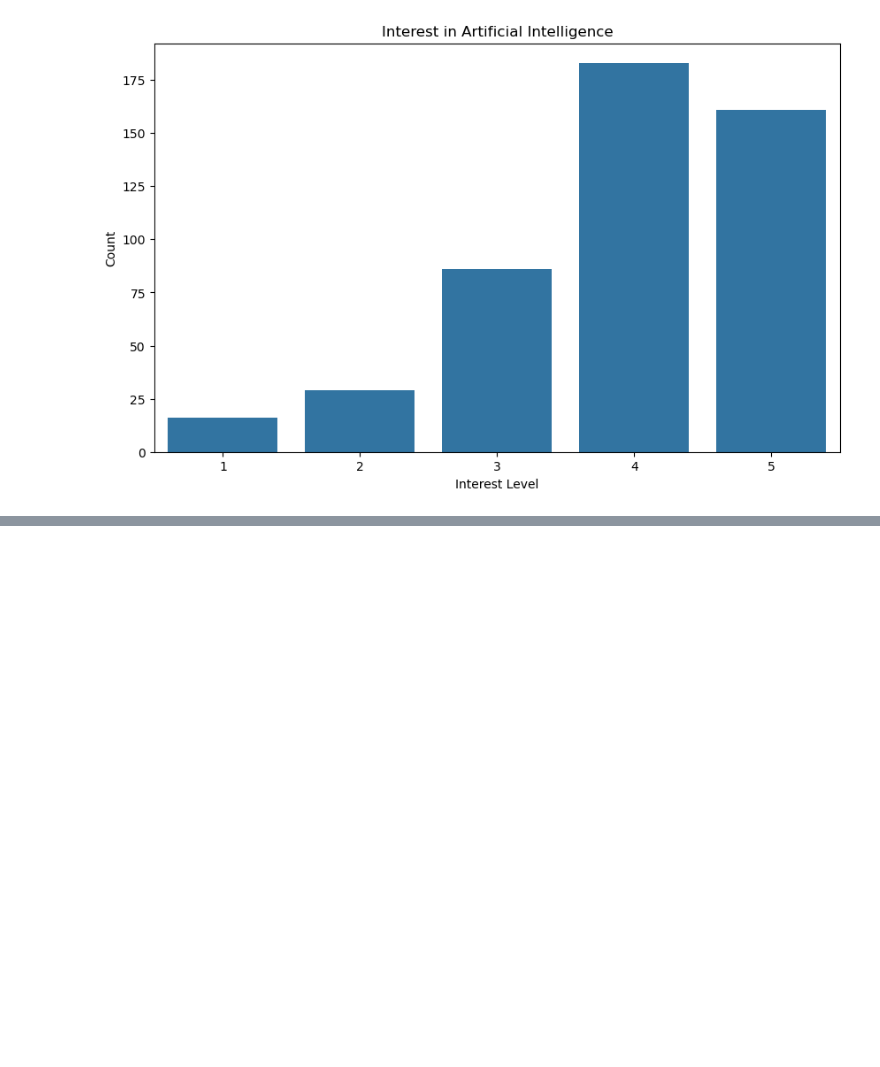
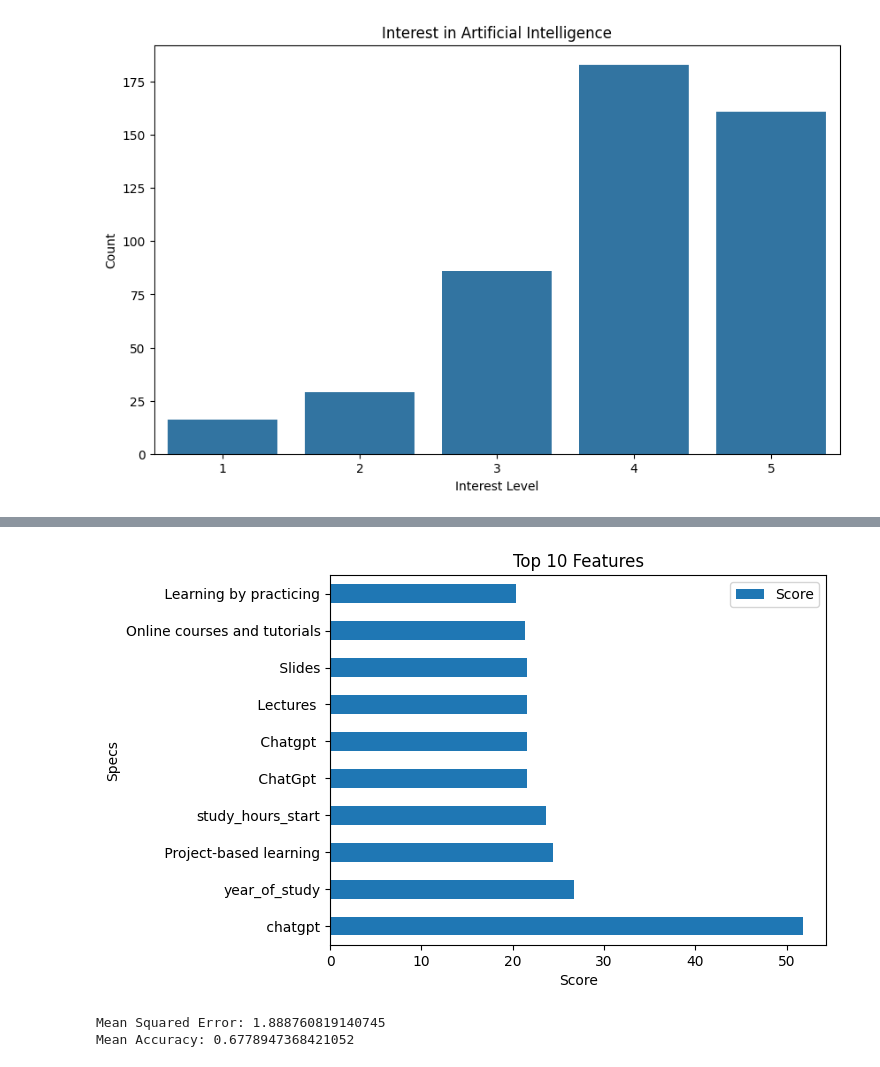
Before and after one commit to mohammed-el-amine-kichah/data-mining-ensia-studient-performance, a Jupyter notebook: real_project.ipynb, the cells around one changed output, grey strips where cells are left out. Cells and saved outputs as stored; diff of their text form; code cells hidden in the pictures; blank space fills up the shorter version.

Commit message:
update data processing logic for improved accuracy

```diff
--- a/real_project.ipynb
+++ b/real_project.ipynb
@@ -482,3 +482,6 @@ plt.ylabel('Count')
 plt.show()
 # %% [output]
 [figure]
+# %%
+# drop 2nd year , 3rd year average
+data.drop(['2Y_avg','3Y_avg'], axis=1, inplace=True)
@@ -484,0 +520,13 @@ plt.show()
+# %%
+
+learning_methods = data['learning_methods'].str.get_dummies(sep=',')
+resources_used = data['resources_used'].str.get_dummies(sep=',')
+
+# Concatenate the new columns to the original dataframe
+data = pd.concat([data, learning_methods], axis=1)
+data = pd.concat([data, resources_used], axis=1)
+
+data.drop('resources_used', axis=1, inplace=True)
+data.drop('learning_methods', axis=1, inplace=True)
+
+data.head()
@@ -484,0 +541,52 @@ plt.show()
+# %%
+# use feature selection to select the most important features
+
+from sklearn.feature_selection import SelectKBest
+from sklearn.feature_selection import chi2
+
+X = data.drop('1Y_avg', axis=1)
+y = data['1Y_avg']
+
+#apply SelectKBest class to extract top 10 best features
+bestfeatures = SelectKBest(score_func=chi2, k=10)
+fit = bestfeatures.fit(X, y)
+dfscores = pd.DataFrame(fit.scores_)
+dfcolumns = pd.DataFrame(X.columns)
+
+#concat two dataframes for better visualization
+featureScores = pd.concat([dfcolumns, dfscores], axis=1)
+featureScores.columns = ['Specs', 'Score']
+# %%
+selected_features = featureScores.nlargest(10, 'Score')['Specs'].values
+X_selected = X[selected_features]
+import matplotlib.pyplot as plt
+
+featureScores.nlargest(10, 'Score').set_index('Specs').plot(kind='barh')
+plt.title('Top 10 Features')
+plt.xlabel('Score')
+plt.show()
+# %% [output]
+[figure, added]
+# %%
+# Split the data into training and testing sets
+X_train, X_test, y_train, y_test = train_test_split(X_selected, y, test_size=0.2, random_state=42)
+
+# Train a linear regression model
+model = LinearRegression()
+model.fit(X_train, y_train)
+
+# Make predictions
+y_pred = model.predict(X_test)
+
+# Calculate the mean squared error
+mse = mean_squared_error(y_test, y_pred)
+print('Mean Squared Error:', mse)
+
+# Decision Tree Classifier
+clf = DecisionTreeClassifier(random_state=42)
+cv_results = cross_validate(clf, X_selected, y, cv=5, scoring='accuracy')
+
+print('Mean Accuracy:', cv_results['test_score'].mean())
+# %% [output]
+Mean Squared Error: 1.888760819140745
+Mean Accuracy: 0.6778947368421052
```
Also changed, not shown: parts of 5 cells of this notebook, 1 other file.
